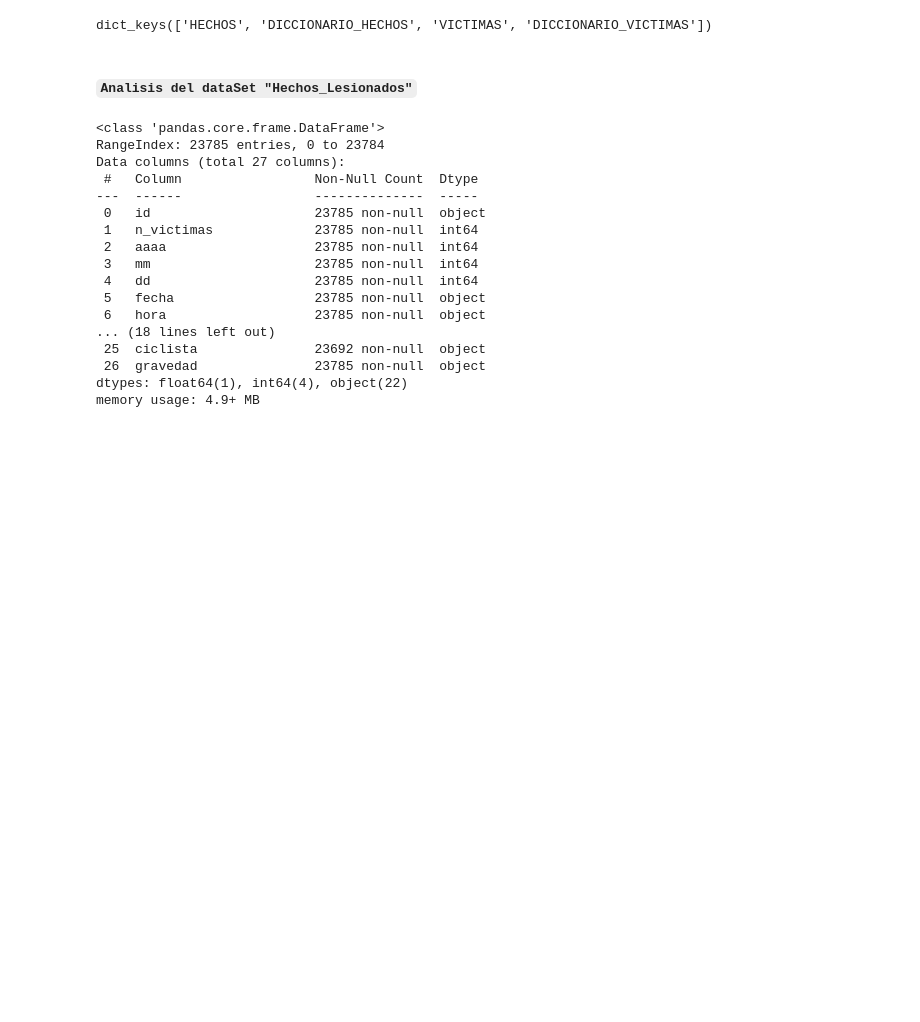
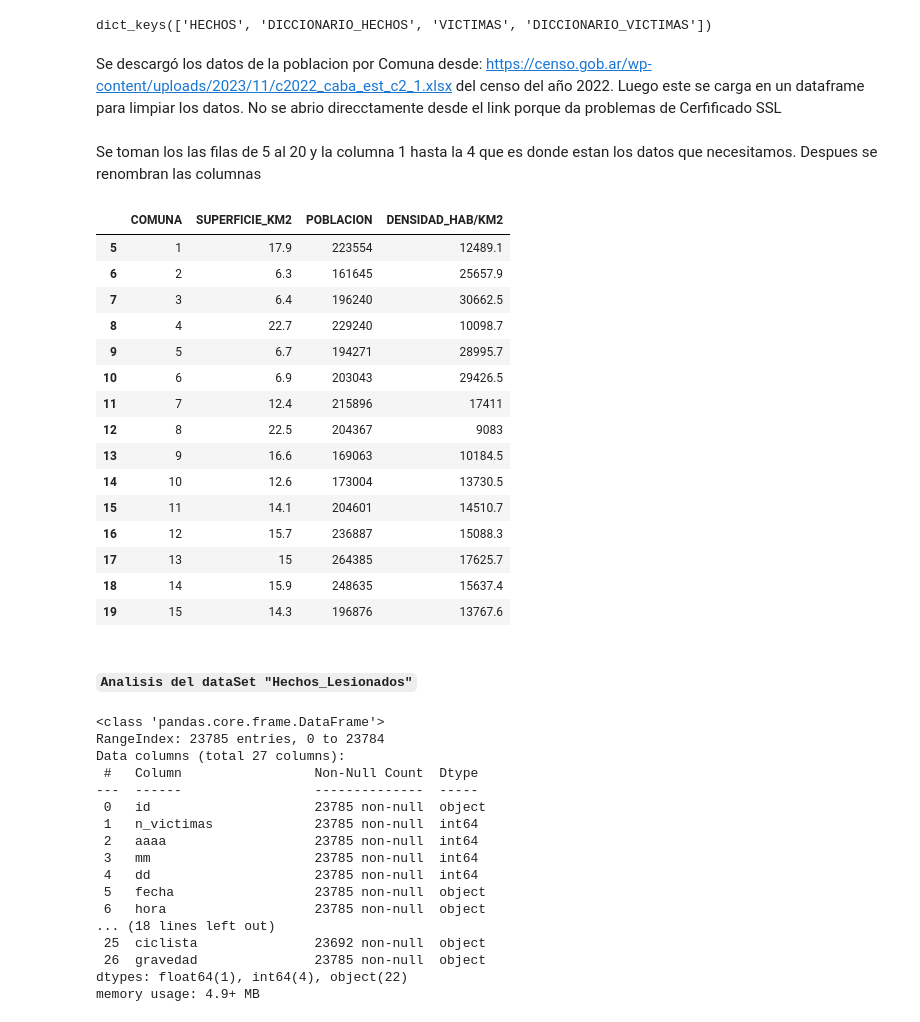
Before and after one commit to nelvinvelazco/henry-PI-SiniestrosViales, a Jupyter notebook: EDA_Lesionados.ipynb, the cells around one changed output. Saved outputs shown, nothing was run; the diff lists cells and outputs as text; code cells hidden in the pictures; blank space fills up the shorter version.

```diff
--- a/EDA_Lesionados.ipynb
+++ b/EDA_Lesionados.ipynb
@@ -22,6 +21,37 @@ df_victimas_lesiones= df_lesiones['VICTIMAS']           # Se carga el dataset de
 # Se carga el mapa de Buenos Aires
 url_caba = "https://cdn.buenosaires.gob.ar/datosabiertos/datasets/ministerio-de-educacion/barrios/barrios.geojson"
 gdf_caba = gpd.read_file(url_caba)
+# %% [markdown]
+Se descargó los datos de la poblacion por Comuna desde: https://censo.gob.ar/wp-content/uploads/2023/11/c2022_caba_est_c2_1.xlsx del censo del año 2022. Luego este se carga en un dataframe para limpiar los datos. No se abrio direcctamente desde el link porque da problemas de Cerfificado SSL
+# %%
+# Se cargan el excel con la cantidad de poblacion por comuna
+df_poblacion= pd.read_excel('data/c2022_caba_est_c2_1.xlsx', sheet_name=None)
+# %% [markdown]
+Se toman los las filas de 5 al 20 y la columna 1 hasta la 4 que es donde estan los datos que necesitamos. Despues se renombran las columnas
+# %%
+df_TotalHabitantes= df_poblacion['Cuadro 2.1'].iloc[5:20,1:]
+df_TotalHabitantes.columns= ['COMUNA', 'SUPERFICIE_KM2', 'POBLACION', 'DENSIDAD_HAB/KM2']
+# %%
+# Se transforma el nombre de la clomuna por su numero del 1 al 15
+df_TotalHabitantes['COMUNA']= range(1,16)
+df_TotalHabitantes
+# %% [output]
+|  | COMUNA | SUPERFICIE_KM2 | POBLACION | DENSIDAD_HAB/KM2 |
+| 5 | 1 | 17.9 | 223554 | 12489.1 |
+| 6 | 2 | 6.3 | 161645 | 25657.9 |
+| 7 | 3 | 6.4 | 196240 | 30662.5 |
+| 8 | 4 | 22.7 | 229240 | 10098.7 |
+| 9 | 5 | 6.7 | 194271 | 28995.7 |
+| 10 | 6 | 6.9 | 203043 | 29426.5 |
+| 11 | 7 | 12.4 | 215896 | 17411 |
+| 12 | 8 | 22.5 | 204367 | 9083 |
+| 13 | 9 | 16.6 | 169063 | 10184.5 |
+| 14 | 10 | 12.6 | 173004 | 13730.5 |
+| 15 | 11 | 14.1 | 204601 | 14510.7 |
+| 16 | 12 | 15.7 | 236887 | 15088.3 |
+| 17 | 13 | 15 | 264385 | 17625.7 |
+| 18 | 14 | 15.9 | 248635 | 15637.4 |
+| 19 | 15 | 14.3 | 196876 | 13767.6 |
 # %% [markdown]
 #### `Analisis del dataSet "Hechos_Lesionados"`
 # %%
```
Also changed, not shown: parts of 31 cells of this notebook, 6 other files.
